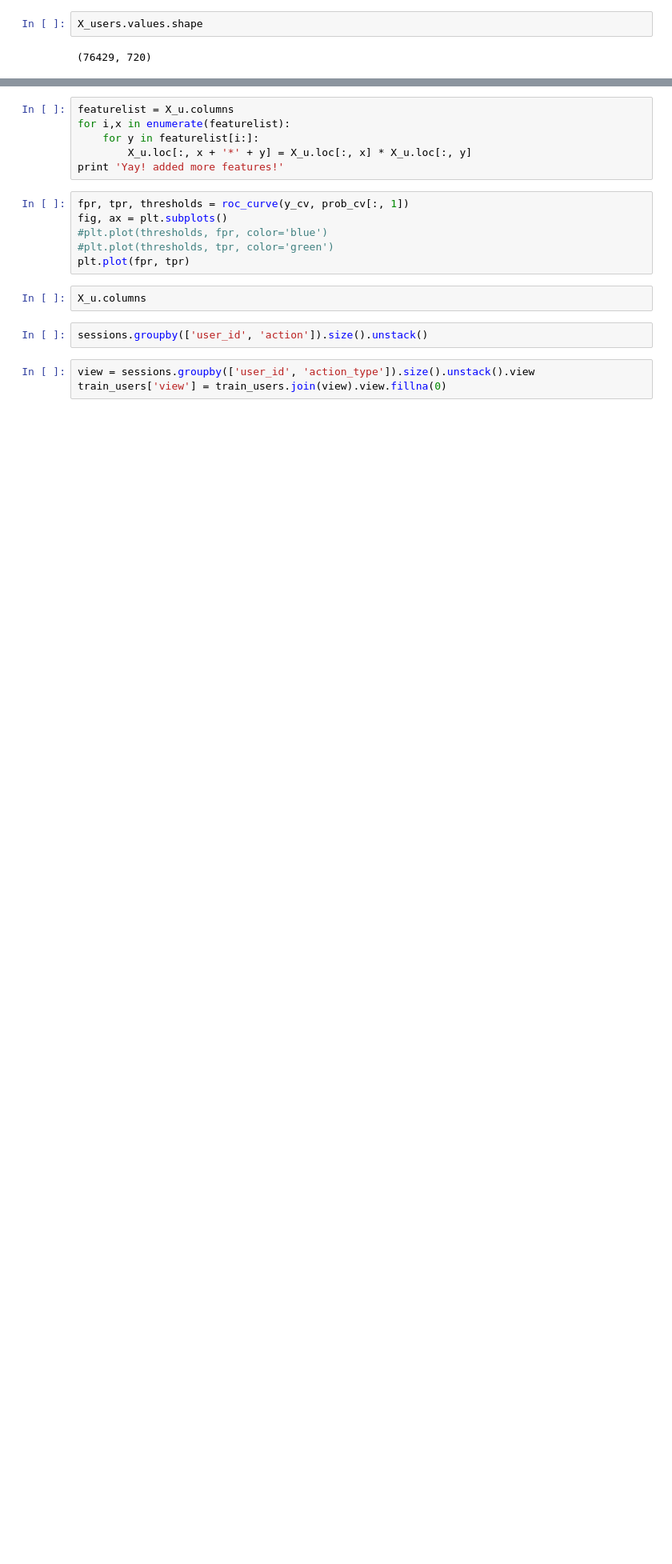
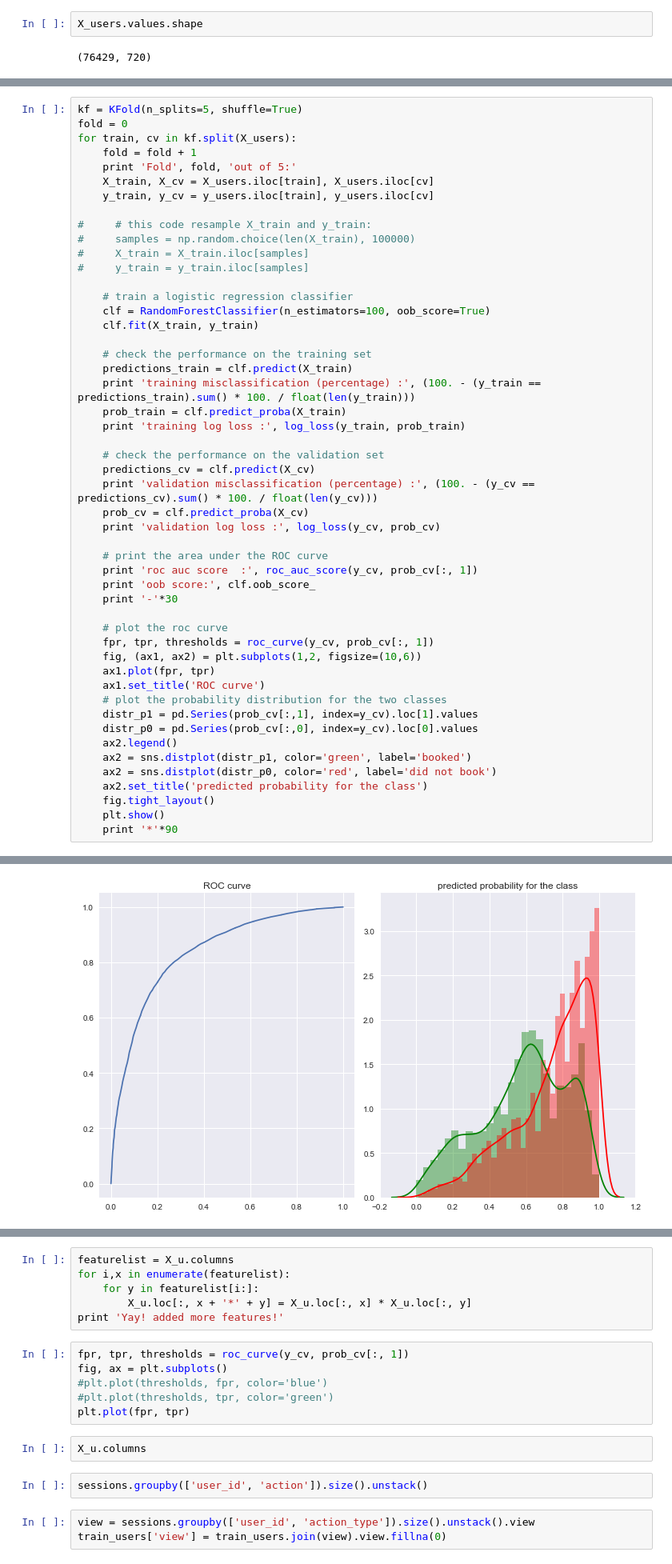
Before and after one commit to partha0solapurkar/springboard_data_science_intensive, a Jupyter notebook: capstone_project/preliminary_model.ipynb, the cells around one changed output, grey strips where cells are left out. Shown at 80% size. Drawn from its saved outputs; the diff is of its cells as text; blank space fills up the shorter version.

```diff
--- a/capstone_project/preliminary_model.ipynb
+++ b/capstone_project/preliminary_model.ipynb
@@ -305,0 +287,51 @@ len(s)
+# %%
+kf = KFold(n_splits=5, shuffle=True)
+fold = 0
+for train, cv in kf.split(X_users):
+    fold = fold + 1
+    print 'Fold', fold, 'out of 5:'
+    X_train, X_cv = X_users.iloc[train], X_users.iloc[cv]
+    y_train, y_cv = y_users.iloc[train], y_users.iloc[cv]
+
+#     # this code resample X_train and y_train:
+#     samples = np.random.choice(len(X_train), 100000)
+#     X_train = X_train.iloc[samples]
+#     y_train = y_train.iloc[samples]
+
+    # train a logistic regression classifier
+    clf = RandomForestClassifier(n_estimators=100, oob_score=True)
+    clf.fit(X_train, y_train)
+
+    # check the performance on the training set
+    predictions_train = clf.predict(X_train)
+    print 'training misclassification (percentage) :', (100. - (y_train == predictions_train).sum() * 100. / float(len(y_train)))
+    prob_train = clf.predict_proba(X_train)
+    print 'training log loss :', log_loss(y_train, prob_train)
+
+    # check the performance on the validation set
+    predictions_cv = clf.predict(X_cv)
+    print 'validation misclassification (percentage) :', (100. - (y_cv == predictions_cv).sum() * 100. / float(len(y_cv)))
+    prob_cv = clf.predict_proba(X_cv)
+    print 'validation log loss :', log_loss(y_cv, prob_cv)
+
+    # print the area under the ROC curve
+    print 'roc auc score  :', roc_auc_score(y_cv, prob_cv[:, 1])
+    print 'oob score:', clf.oob_score_
+    print '-'*30
+
+    # plot the roc curve
+    fpr, tpr, thresholds = roc_curve(y_cv, prob_cv[:, 1])
+    fig, (ax1, ax2) = plt.subplots(1,2, figsize=(10,6))
+    ax1.plot(fpr, tpr)
+    ax1.set_title('ROC curve')
+    # plot the probability distribution for the two classes
+    distr_p1 = pd.Series(prob_cv[:,1], index=y_cv).loc[1].values
+    distr_p0 = pd.Series(prob_cv[:,0], index=y_cv).loc[0].values
+    ax2.legend()
+    ax2 = sns.distplot(distr_p1, color='green', label='booked')
+    ax2 = sns.distplot(distr_p0, color='red', label='did not book')
+    ax2.set_title('predicted probability for the class')
+    fig.tight_layout()
+    plt.show()
+    print '*'*90
+# %% [output]
@@ -305,0 +346 @@ len(s)
+[figure, added]
```
Also changed, not shown: parts of 27 cells of this notebook.
